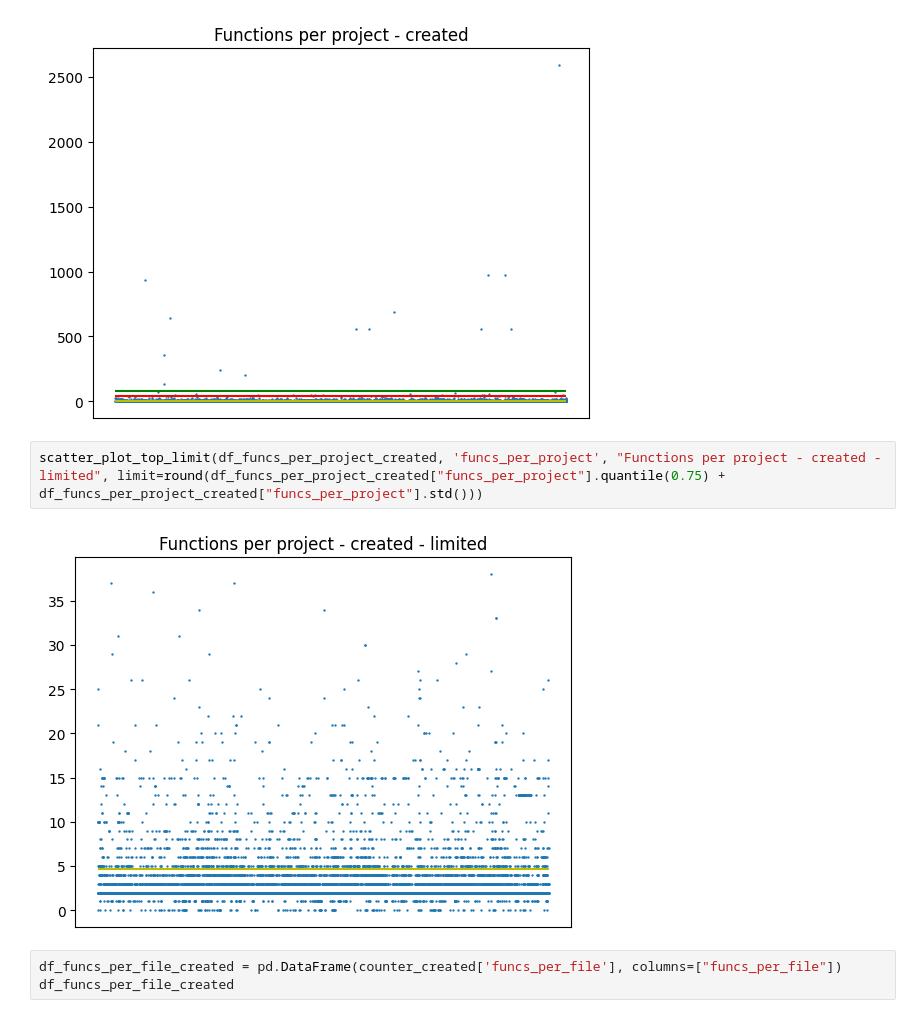
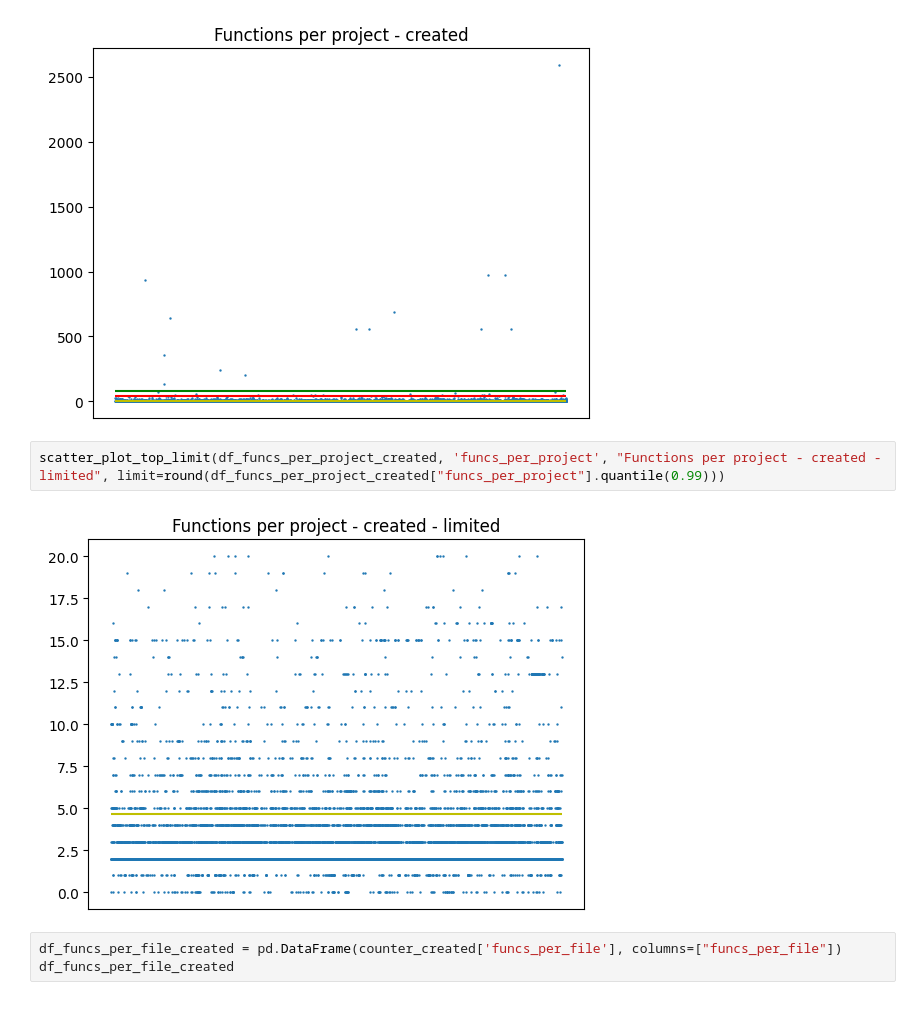
Before and after one commit to shantifabri/thesis-creative-coding, a Jupyter notebook: Jupyters/stats.ipynb, the cells around one changed output. Drawn from its saved outputs; the diff is of its cells as text.

```diff
--- a/Jupyters/stats.ipynb
+++ b/Jupyters/stats.ipynb
@@ -161,9 +161,9 @@ scatter_plot(df_funcs_per_project_created, 'funcs_per_project', "Functions per p
 # %% [output]
 [figure]
 # %%
-scatter_plot_top_limit(df_funcs_per_project_created, 'funcs_per_project', "Functions per project - created - limited", limit=round(df_funcs_per_project_created["funcs_per_project"].quantile(0.75) + df_funcs_per_project_created["funcs_per_project"].std()))
+scatter_plot_top_limit(df_funcs_per_project_created, 'funcs_per_project', "Functions per project - created - limited", limit=round(df_funcs_per_project_created["funcs_per_project"].quantile(0.99)))
 # %% [output]
-[figure, old version]
+[figure, new version]
 # %%
 df_funcs_per_file_created = pd.DataFrame(counter_created['funcs_per_file'], columns=["funcs_per_file"])
 df_funcs_per_file_created
```
Also changed, not shown: parts of 7 cells of this notebook.
